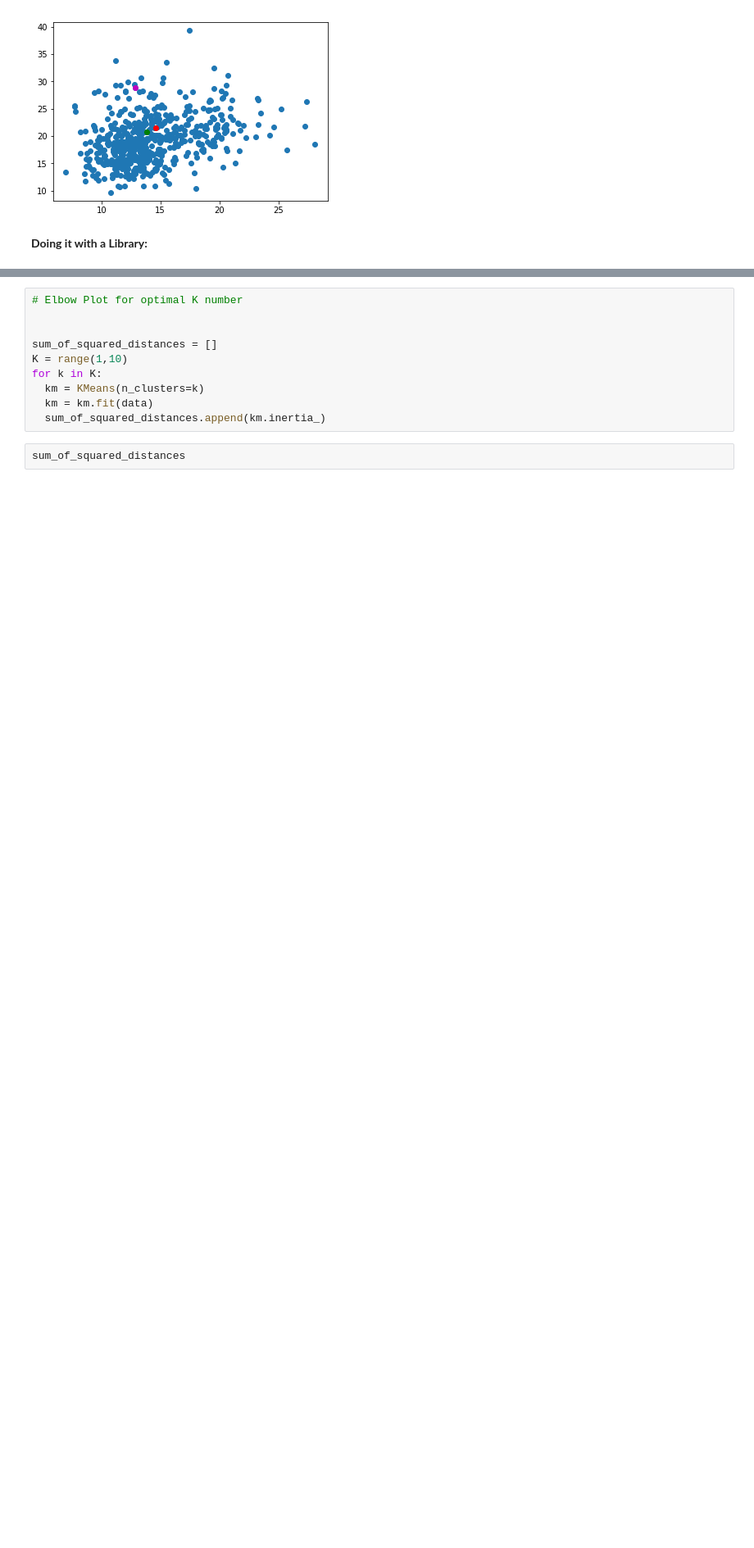
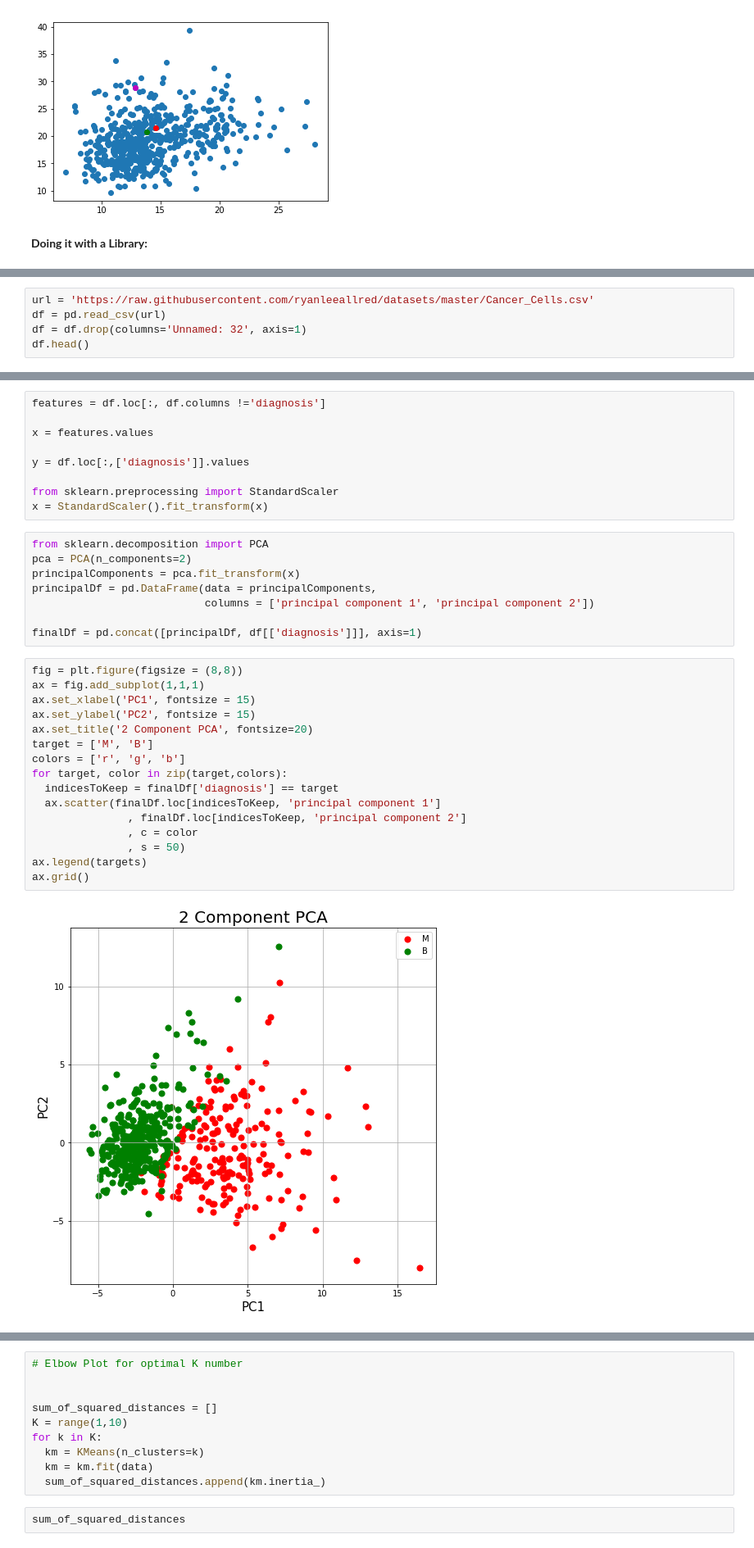
Before and after one commit to JoshFowlkes/DS-Unit-1-Sprint-4-Linear-Algebra, a Jupyter notebook: module4-clustering/Copy_of_Clustering_Assignment.ipynb, the cells around one changed output, grey strips where cells are left out. Shown: that part at 82% size. Saved outputs shown, nothing was run; the diff lists cells and outputs as text; blank space fills up the shorter version.

```diff
--- a/module4-clustering/Copy_of_Clustering_Assignment.ipynb
+++ b/module4-clustering/Copy_of_Clustering_Assignment.ipynb
@@ -142,0 +144,5 @@ plt.show()
+# %%
+url = 'https://raw.githubusercontent.com/ryanleeallred/datasets/master/Cancer_Cells.csv'
+df = pd.read_csv(url)
+df = df.drop(columns='Unnamed: 32', axis=1)
+df.head()
@@ -142,0 +156,35 @@ plt.show()
+# %%
+features = df.loc[:, df.columns !='diagnosis']
+
+x = features.values
+
+y = df.loc[:,['diagnosis']].values
+
+from sklearn.preprocessing import StandardScaler
+x = StandardScaler().fit_transform(x)
+# %%
+from sklearn.decomposition import PCA
+pca = PCA(n_components=2)
+principalComponents = pca.fit_transform(x)
+principalDf = pd.DataFrame(data = principalComponents,
+                           columns = ['principal component 1', 'principal component 2'])
+
+finalDf = pd.concat([principalDf, df[['diagnosis']]], axis=1)
+# %%
+fig = plt.figure(figsize = (8,8))
+ax = fig.add_subplot(1,1,1)
+ax.set_xlabel('PC1', fontsize = 15)
+ax.set_ylabel('PC2', fontsize = 15)
+ax.set_title('2 Component PCA', fontsize=20)
+target = ['M', 'B']
+colors = ['r', 'g', 'b']
+for target, color in zip(target,colors):
+  indicesToKeep = finalDf['diagnosis'] == target
+  ax.scatter(finalDf.loc[indicesToKeep, 'principal component 1']
+               , finalDf.loc[indicesToKeep, 'principal component 2']
+               , c = color
+               , s = 50)
+ax.legend(targets)
+ax.grid()
+# %% [output]
+[figure, added]
```
Also changed, not shown: parts of 5 cells of this notebook.
